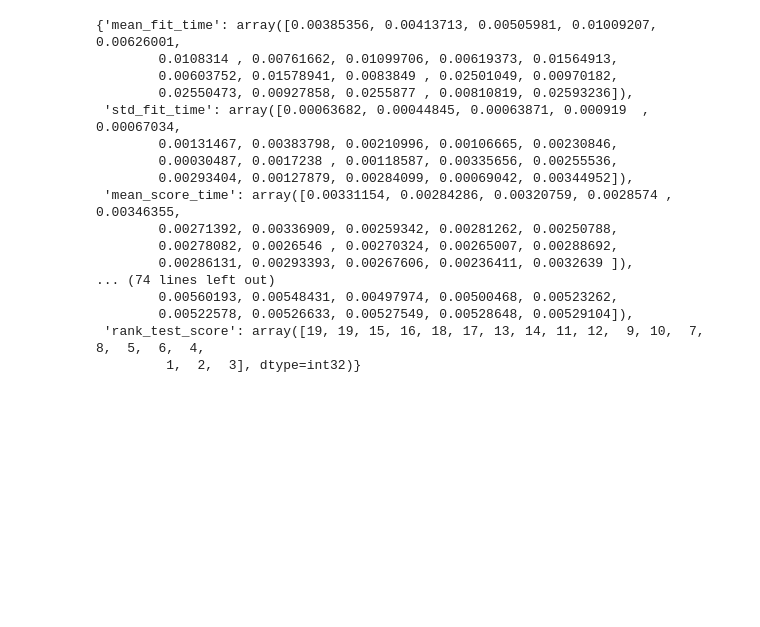
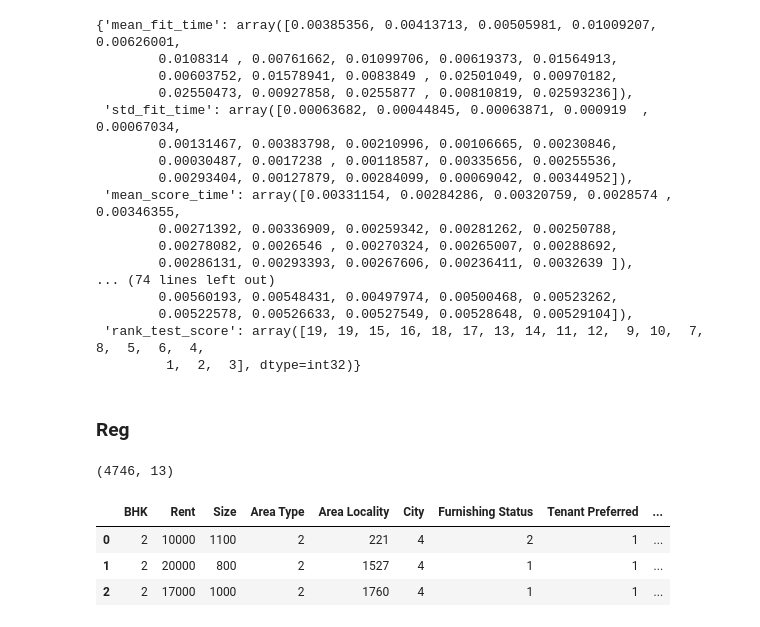
Before and after one commit to sush4nt/modeling-template, a Jupyter notebook: playground.ipynb, the cells around one changed output. Cells and saved outputs as stored; diff of their text form; code cells hidden in the pictures; blank space fills up the shorter version.

```diff
--- a/playground.ipynb
+++ b/playground.ipynb
@@ -186,3 +258,5 @@ cv_model.perform_cv()
         0.00522578, 0.00526633, 0.00527549, 0.00528648, 0.00529104]),
  'rank_test_score': array([19, 19, 15, 16, 18, 17, 13, 14, 11, 12,  9, 10,  7,  8,  5,  6,  4,
          1,  2,  3], dtype=int32)}
+# %% [markdown]
+### Reg
@@ -188,0 +265,11 @@ cv_model.perform_cv()
+# %%
+rdata.shape
+# %% [output]
+(4746, 13)
+# %%
+rdata.head(3)
+# %% [output]
+|  | BHK | Rent | Size | Area Type | Area Locality | City | Furnishing Status | Tenant Preferred | ... |
+| 0 | 2 | 10000 | 1100 | 2 | 221 | 4 | 2 | 1 | ... |
+| 1 | 2 | 20000 | 800 | 2 | 1527 | 4 | 1 | 1 | ... |
+| 2 | 2 | 17000 | 1000 | 2 | 1760 | 4 | 1 | 1 | ... |
```
Also changed, not shown: parts of 11 cells of this notebook, 7 other files.
